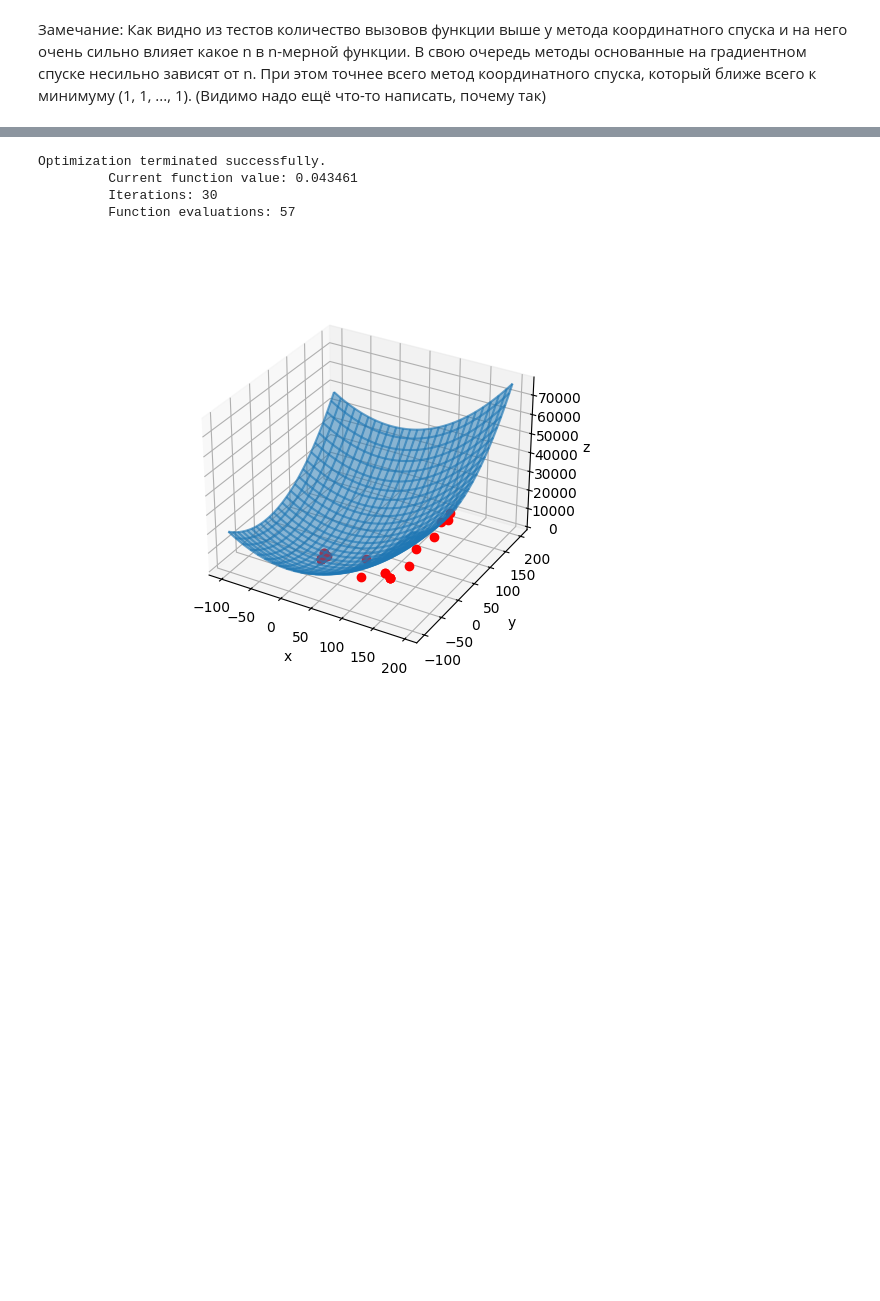
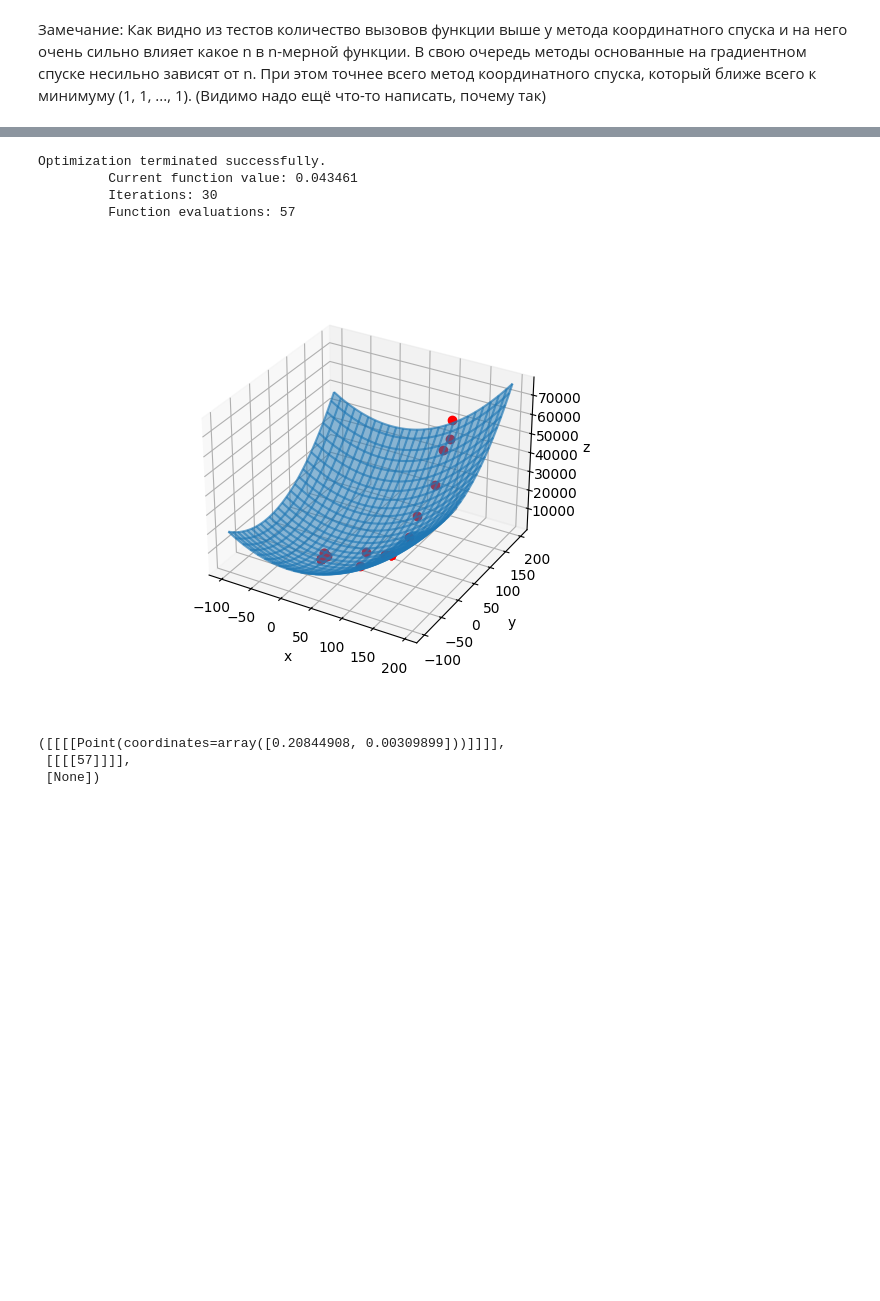
Before and after one commit to Skorniakov-Leonid/Methods-of-optimization, a Jupyter notebook: presentation/lab-1/test.ipynb, the cells around one changed output, grey strips where cells are left out. Cells and saved outputs as stored; diff of their text form; code cells hidden in the pictures; blank space fills up the shorter version.

```diff
--- a/presentation/lab-1/test.ipynb
+++ b/presentation/lab-1/test.ipynb
@@ -418,34 +385,16 @@ Optimization terminated successfully.
 # %%
-from src.common import PointFigure
-from src.visualization import Animator
-from scipy.optimize import minimize
-import numpy as np
-from src.common.oracul import LambdaOracul, PoweredSumOracul, GradientLambdaOracul
-
-from matplotlib import pyplot as plt
-
-fig = plt.figure()
-
-oracul = LambdaOracul(lambda x: x[0] ** 2 + x[1] ** 2)
-res = minimize(method="Nelder-Mead", fun=oracul.func, x0=np.array([100, 200]),
-               options={"return_all": True, "disp": True, "xatol": True, "fatol": True}, tol=1e-3)
-points = res.allvecs
-found_point = res.x
-# print(found_point)
-# print(points)
-# print(res)
-figures = []
-for point in points:
-    figures.append(PointFigure([float(point[0]), float(point[1])]))
-
-oracul = LambdaOracul(lambda x, y: x ** 2 + y ** 2)
-Animator.animate([figures], oracul, oracul.get_dimension(), step=0.01, start=[-100, -100], end=[200, 200])
-plt.show()
+from src.tests.tester import ScipyTester
+oracul1 = LambdaOracul(lambda x: x[0] ** 2 + x[1] ** 2)
+oracul2 = LambdaOracul(lambda x, y: x ** 2 + y ** 2)
+ScipyTester(["Nelder-Mead"], [(oracul1, oracul2)], start_point=Point(np.array([100, 200]))).test()
 # %% [output]
 Optimization terminated successfully.
          Current function value: 0.043461
          Iterations: 30
          Function evaluations: 57
-[figure, old version]
+[figure, new version]
+([[[[Point(coordinates=array([0.20844908, 0.00309899]))]]]],
+ [[[[57]]]],
+ [None])
 [figure]
 # %%
```
Also changed, not shown: parts of 4 cells of this notebook, 1 other file.
